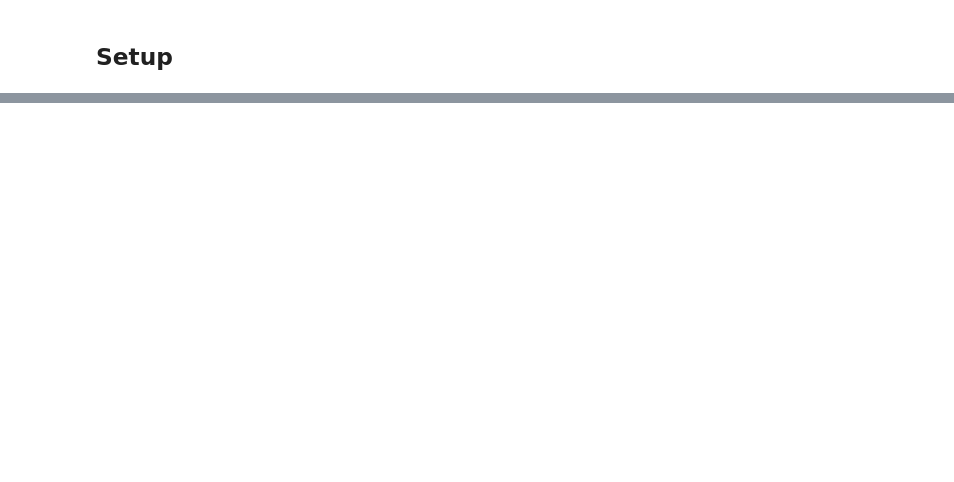
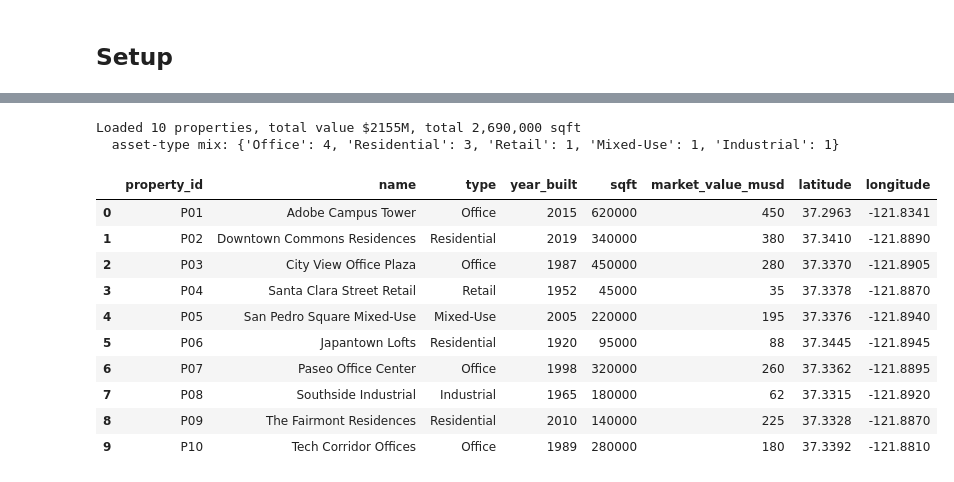
Before and after one commit to Aarsh0315/fortyguard-hackathon-26, a Jupyter notebook: notebooks/use_cases/real_estate_portfolio_heat_risk.ipynb, the cells around one changed output, grey strips where cells are left out. Saved outputs shown, nothing was run; the diff lists cells and outputs as text; code cells hidden in the pictures; blank space fills up the shorter version.

```diff
--- a/notebooks/use_cases/real_estate_portfolio_heat_risk.ipynb
+++ b/notebooks/use_cases/real_estate_portfolio_heat_risk.ipynb
@@ -258,0 +87,22 @@ Every number traces back to a measurement, not an assumption. That is what makes
+# %%
+portfolio = pd.read_csv(PORTFOLIO_CSV)
+type_counts = portfolio['type'].value_counts().to_dict()
+print(f"Loaded {len(portfolio)} properties, "
+      f"total value ${portfolio['market_value_musd'].sum():.0f}M, "
+      f"total {portfolio['sqft'].sum():,} sqft")
+print(f"  asset-type mix: {type_counts}")
+portfolio
+# %% [output]
+Loaded 10 properties, total value $2155M, total 2,690,000 sqft
+  asset-type mix: {'Office': 4, 'Residential': 3, 'Retail': 1, 'Mixed-Use': 1, 'Industrial': 1}
+|  | property_id | name | type | year_built | sqft | market_value_musd | latitude | longitude |
+| 0 | P01 | Adobe Campus Tower | Office | 2015 | 620000 | 450 | 37.2963 | -121.8341 |
+| 1 | P02 | Downtown Commons Residences | Residential | 2019 | 340000 | 380 | 37.3410 | -121.8890 |
+| 2 | P03 | City View Office Plaza | Office | 1987 | 450000 | 280 | 37.3370 | -121.8905 |
+| 3 | P04 | Santa Clara Street Retail | Retail | 1952 | 45000 | 35 | 37.3378 | -121.8870 |
+| 4 | P05 | San Pedro Square Mixed-Use | Mixed-Use | 2005 | 220000 | 195 | 37.3376 | -121.8940 |
+| 5 | P06 | Japantown Lofts | Residential | 1920 | 95000 | 88 | 37.3445 | -121.8945 |
+| 6 | P07 | Paseo Office Center | Office | 1998 | 320000 | 260 | 37.3362 | -121.8895 |
+| 7 | P08 | Southside Industrial | Industrial | 1965 | 180000 | 62 | 37.3315 | -121.8920 |
+| 8 | P09 | The Fairmont Residences | Residential | 2010 | 140000 | 225 | 37.3328 | -121.8870 |
+| 9 | P10 | Tech Corridor Offices | Office | 1989 | 280000 | 180 | 37.3392 | -121.8810 |
```
Also changed, not shown: parts of 41 cells of this notebook, 5 other files.
